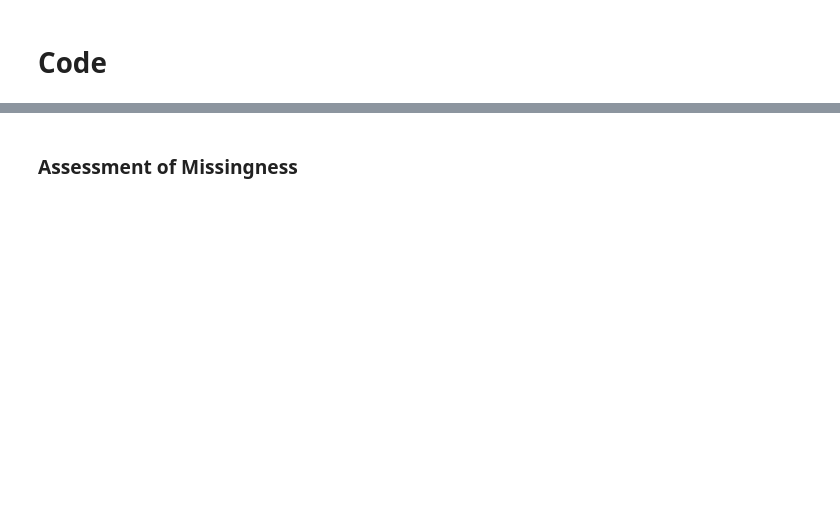
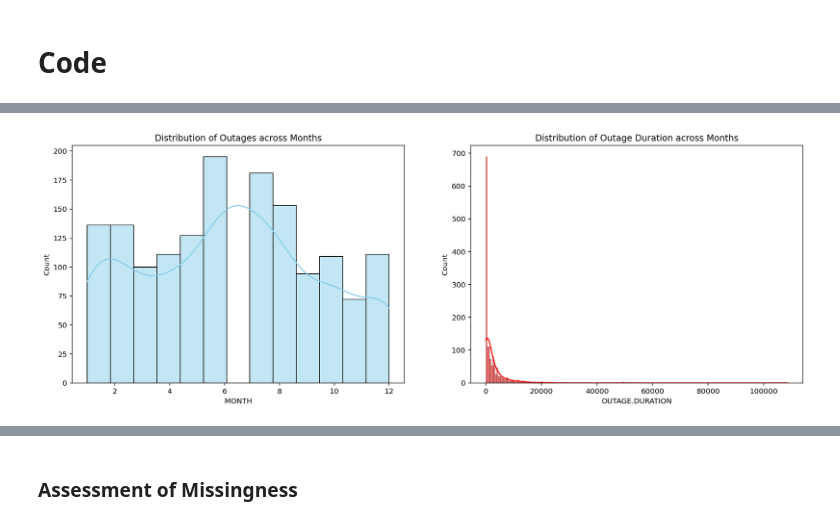
Before and after one commit to zaki1503/dsc80-2022-fa, a Jupyter notebook: projects/03-topic/assignment/outages.ipynb, the cells around one changed output, grey strips where cells are left out. Cells and saved outputs as stored; diff of their text form; code cells hidden in the pictures; blank space fills up the shorter version.

```diff
--- a/projects/03-topic/assignment/outages.ipynb
+++ b/projects/03-topic/assignment/outages.ipynb
@@ -58,0 +150,29 @@ import seaborn as sns
+# %%
+subset_outage = outage[[
+                        'YEAR',
+                        'MONTH',
+                        'OUTAGE.DURATION',
+                        'DEMAND.LOSS.MW',
+                        'PC.REALGSP.STATE',
+                        'POPULATION'
+                        ]]
+
+f, axes = plt.subplots(1, 2, figsize=(18,6))
+
+month = sns.histplot(
+                data=subset_outage,
+                x="MONTH",
+                ax=axes[0],
+                color="skyblue",
+                kde=True,
+                    ).set(title="Distribution of Outages across Months")
+
+month = sns.histplot(
+                data=subset_outage,
+                x="OUTAGE.DURATION",
+                ax=axes[1],
+                color="red",
+                kde=True
+                    ).set(title="Distribution of Outage Duration across Months")
+# %% [output]
+[figure, added]
```
Also changed, not shown: parts of 25 cells of this notebook, 2 other files.
